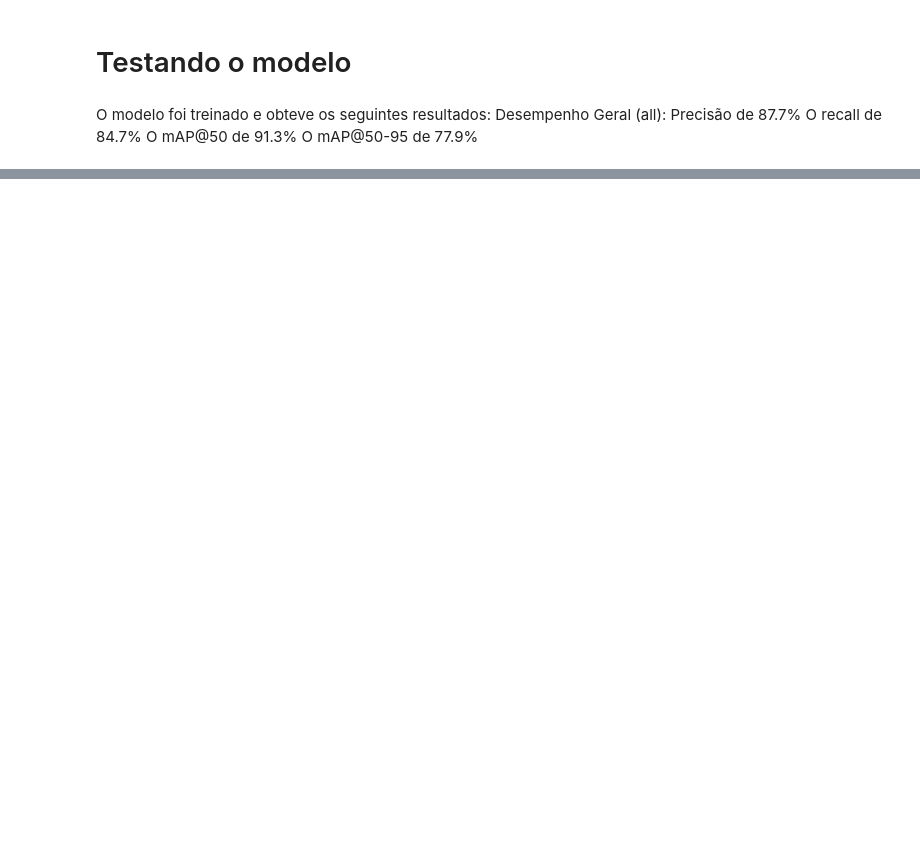
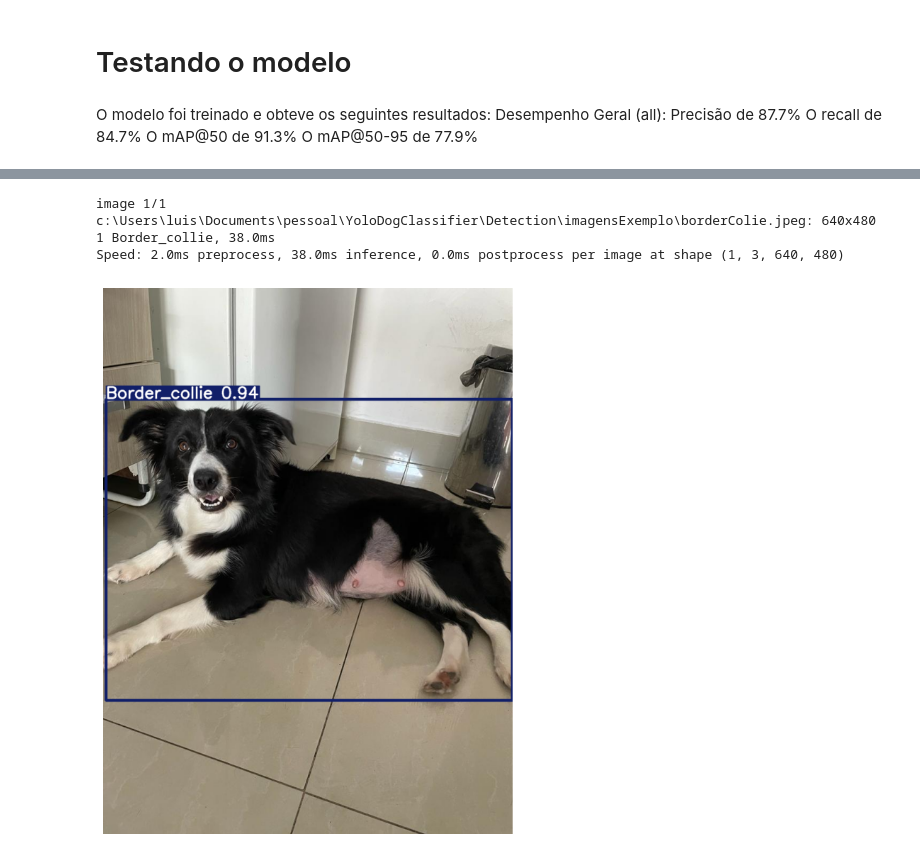
Before and after one commit to devluisrodrigues/YoloDogClassifier, a Jupyter notebook: Detection/detection.ipynb, the cells around one changed output, grey strips where cells are left out. Saved outputs shown, nothing was run; the diff lists cells and outputs as text; code cells hidden in the pictures; blank space fills up the shorter version.

```diff
--- a/Detection/testingModel.ipynb
+++ b/Detection/detection.ipynb
@@ -63 +63,8 @@ Speed: 1.0ms preprocess, 28.8ms inference, 0.0ms postprocess per image at shape
 [figure]
+# %%
+image_path = r'imagensExemplo/borderColie.jpeg'
+classify_image(image_path)
+# %% [output]
+image 1/1 c:\Users\luis\Documents\pessoal\YoloDogClassifier\Detection\imagensExemplo\borderColie.jpeg: 640x480 1 Border_collie, 38.0ms
+Speed: 2.0ms preprocess, 38.0ms inference, 0.0ms postprocess per image at shape (1, 3, 640, 480)
+[figure, added]
```
Also changed, not shown: parts of 5 cells of this notebook, 8 other files.
